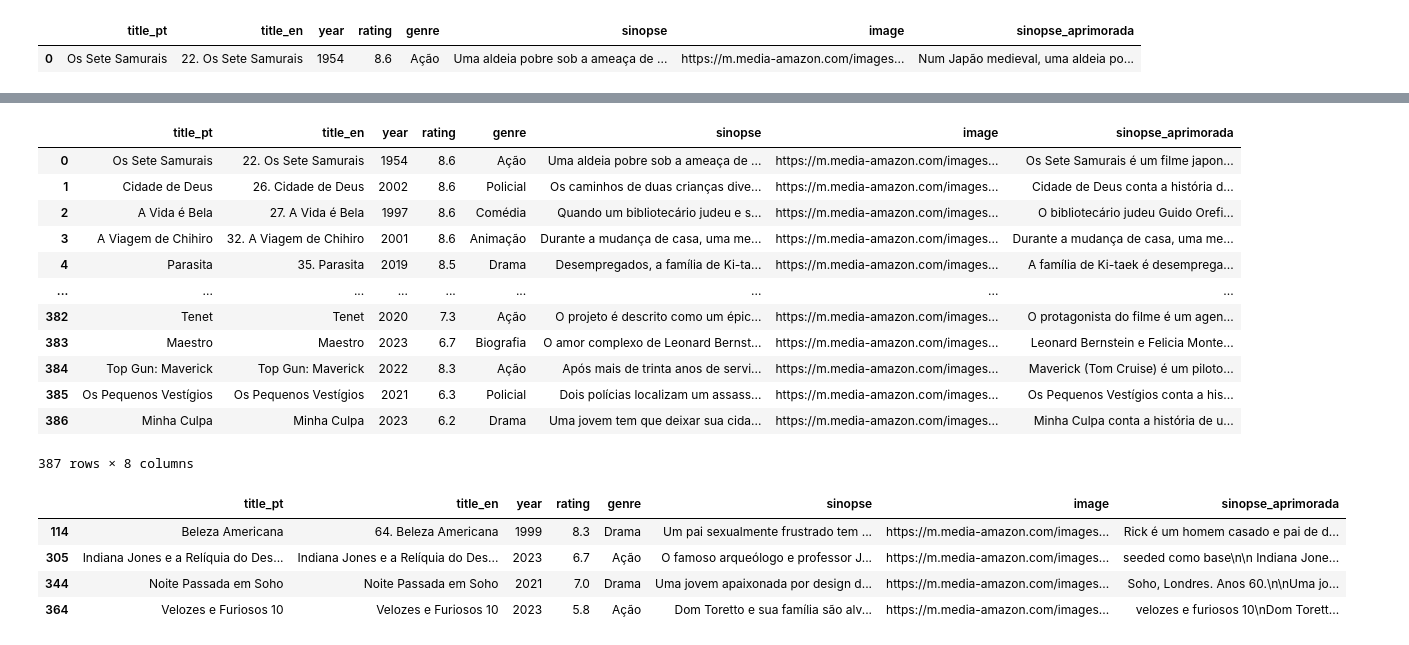
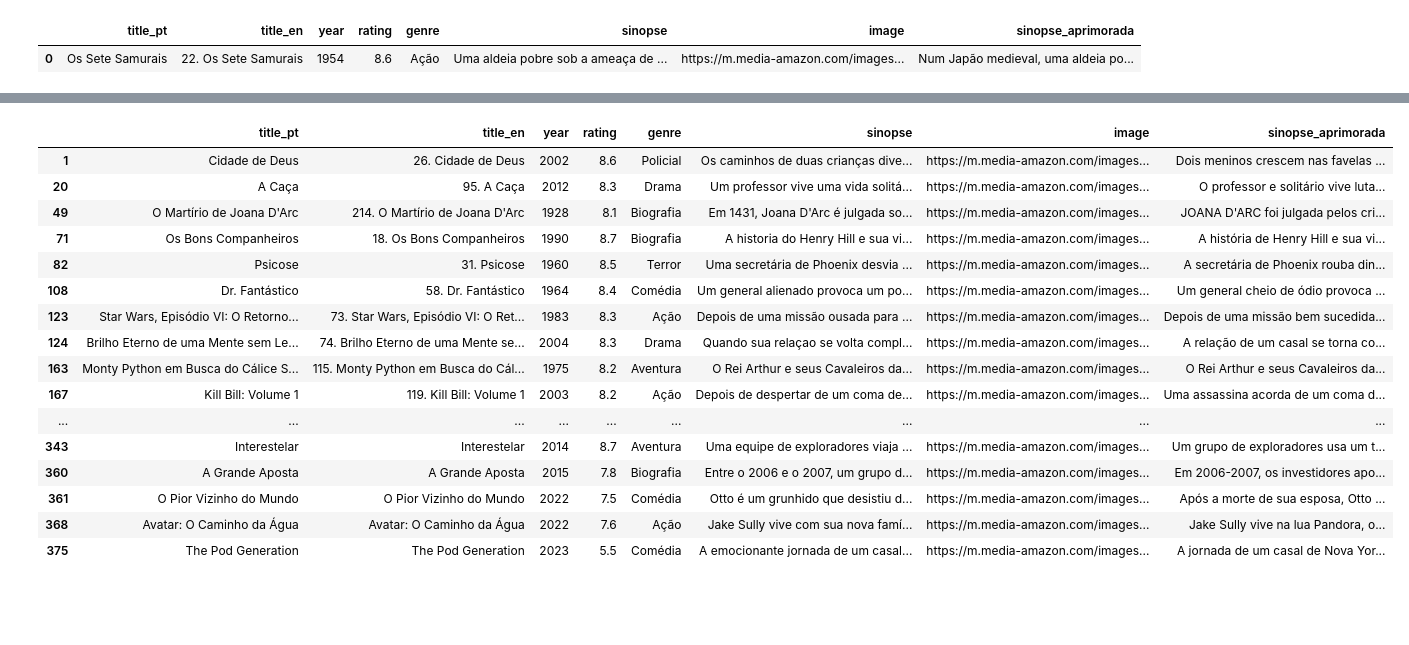
Before and after one commit to KndHvH/movie-recommendator, a Jupyter notebook: gpt_description.ipynb, the cells around one changed output, grey strips where cells are left out. Cells and saved outputs as stored; diff of their text form; code cells hidden in the pictures; blank space fills up the shorter version.

```diff
--- a/gpt_description.ipynb
+++ b/gpt_description.ipynb
@@ -19,7 +19,7 @@ def enhance_sinopse(df):
         Escreva uma melhor sinopse em portugues para o filme {nome_do_filme}
         com base na sua antiga sinopse{sinopse}
         quero que a sua resposta seja apenas a nova sinopse
-        Gostaria que essa nova sinopse falasse mais sobre como e o filme
+        Gostaria que a sinopse explicasse o filme para alguem que nunca viu algo parecido
         """
 
         response = openai.Completion.create(
@@ -153,25 +135,21 @@ Name: 164, dtype: object
-# %%
-df
-# %% [output]
-|  | title_pt | title_en | year | rating | genre | sinopse | image | sinopse_aprimorada |
-| 0 | Os Sete Samurais | 22. Os Sete Samurais | 1954 | 8.6 | Ação | Uma aldeia pobre sob a ameaça de ... | https://m.media-amazon.com/images... | Os Sete Samurais é um filme japon... |
-| 1 | Cidade de Deus | 26. Cidade de Deus | 2002 | 8.6 | Policial | Os caminhos de duas crianças dive... | https://m.media-amazon.com/images... | Cidade de Deus conta a história d... |
-| 2 | A Vida é Bela | 27. A Vida é Bela | 1997 | 8.6 | Comédia | Quando um bibliotecário judeu e s... | https://m.media-amazon.com/images... | O bibliotecário judeu Guido Orefi... |
-| 3 | A Viagem de Chihiro | 32. A Viagem de Chihiro | 2001 | 8.6 | Animação | Durante a mudança de casa, uma me... | https://m.media-amazon.com/images... | Durante a mudança de casa, uma me... |
-| 4 | Parasita | 35. Parasita | 2019 | 8.5 | Drama | Desempregados, a família de Ki-ta... | https://m.media-amazon.com/images... | A família de Ki-taek é desemprega... |
-| ... | ... | ... | ... | ... | ... | ... | ... | ... |
-| 382 | Tenet | Tenet | 2020 | 7.3 | Ação | O projeto é descrito como um épic... | https://m.media-amazon.com/images... | O protagonista do filme é um agen... |
-| 383 | Maestro | Maestro | 2023 | 6.7 | Biografia | O amor complexo de Leonard Bernst... | https://m.media-amazon.com/images... | Leonard Bernstein e Felicia Monte... |
-| 384 | Top Gun: Maverick | Top Gun: Maverick | 2022 | 8.3 | Ação | Após mais de trinta anos de servi... | https://m.media-amazon.com/images... | Maverick (Tom Cruise) é um piloto... |
-| 385 | Os Pequenos Vestígios | Os Pequenos Vestígios | 2021 | 6.3 | Policial | Dois polícias localizam um assass... | https://m.media-amazon.com/images... | Os Pequenos Vestígios conta a his... |
-| 386 | Minha Culpa | Minha Culpa | 2023 | 6.2 | Drama | Uma jovem tem que deixar sua cida... | https://m.media-amazon.com/images... | Minha Culpa conta a história de u... |
-387 rows × 8 columns
 # %%
-filtered_df = df_final[df_final['sinopse_aprimorada'].str.contains('\n', case=False)]
+filtered_df = df_final[df_final['sinopse_aprimorada'].str.len() < 1.05 * df_final['sinopse'].str.len()]
 filtered_df
 # %% [output]
 |  | title_pt | title_en | year | rating | genre | sinopse | image | sinopse_aprimorada |
-| 114 | Beleza Americana | 64. Beleza Americana | 1999 | 8.3 | Drama | Um pai sexualmente frustrado tem ... | https://m.media-amazon.com/images... | Rick é um homem casado e pai de d... |
-| 305 | Indiana Jones e a Relíquia do Des... | Indiana Jones e a Relíquia do Des... | 2023 | 6.7 | Ação | O famoso arqueólogo e professor J... | https://m.media-amazon.com/images... | seeded como base\n\n Indiana Jone... |
-| 344 | Noite Passada em Soho | Noite Passada em Soho | 2021 | 7.0 | Drama | Uma jovem apaixonada por design d... | https://m.media-amazon.com/images... | Soho, Londres. Anos 60.\n\nUma jo... |
-| 364 | Velozes e Furiosos 10 | Velozes e Furiosos 10 | 2023 | 5.8 | Ação | Dom Toretto e sua família são alv... | https://m.media-amazon.com/images... | velozes e furiosos 10\nDom Torett... |
+| 1 | Cidade de Deus | 26. Cidade de Deus | 2002 | 8.6 | Policial | Os caminhos de duas crianças dive... | https://m.media-amazon.com/images... | Dois meninos crescem nas favelas ... |
+| 20 | A Caça | 95. A Caça | 2012 | 8.3 | Drama | Um professor vive uma vida solitá... | https://m.media-amazon.com/images... | O professor e solitário vive luta... |
+| 49 | O Martírio de Joana D'Arc | 214. O Martírio de Joana D'Arc | 1928 | 8.1 | Biografia | Em 1431, Joana D'Arc é julgada so... | https://m.media-amazon.com/images... | JOANA D'ARC foi julgada pelos cri... |
+| 71 | Os Bons Companheiros | 18. Os Bons Companheiros | 1990 | 8.7 | Biografia | A historia do Henry Hill e sua vi... | https://m.media-amazon.com/images... | A história de Henry Hill e sua vi... |
+| 82 | Psicose | 31. Psicose | 1960 | 8.5 | Terror | Uma secretária de Phoenix desvia ... | https://m.media-amazon.com/images... | A secretária de Phoenix rouba din... |
+| 108 | Dr. Fantástico | 58. Dr. Fantástico | 1964 | 8.4 | Comédia | Um general alienado provoca um po... | https://m.media-amazon.com/images... | Um general cheio de ódio provoca ... |
+| 123 | Star Wars, Episódio VI: O Retorno... | 73. Star Wars, Episódio VI: O Ret... | 1983 | 8.3 | Ação | Depois de uma missão ousada para ... | https://m.media-amazon.com/images... | Depois de uma missão bem sucedida... |
+| 124 | Brilho Eterno de uma Mente sem Le... | 74. Brilho Eterno de uma Mente se... | 2004 | 8.3 | Drama | Quando sua relaçao se volta compl... | https://m.media-amazon.com/images... | A relação de um casal se torna co... |
+| 163 | Monty Python em Busca do Cálice S... | 115. Monty Python em Busca do Cál... | 1975 | 8.2 | Aventura | O Rei Arthur e seus Cavaleiros da... | https://m.media-amazon.com/images... | O Rei Arthur e seus Cavaleiros da... |
+| 167 | Kill Bill: Volume 1 | 119. Kill Bill: Volume 1 | 2003 | 8.2 | Ação | Depois de despertar de um coma de... | https://m.media-amazon.com/images... | Uma assassina acorda de um coma d... |
+| ... | ... | ... | ... | ... | ... | ... | ... | ... |
+| 343 | Interestelar | Interestelar | 2014 | 8.7 | Aventura | Uma equipe de exploradores viaja ... | https://m.media-amazon.com/images... | Um grupo de exploradores usa um t... |
+| 360 | A Grande Aposta | A Grande Aposta | 2015 | 7.8 | Biografia | Entre o 2006 e o 2007, um grupo d... | https://m.media-amazon.com/images... | Em 2006-2007, os investidores apo... |
+| 361 | O Pior Vizinho do Mundo | O Pior Vizinho do Mundo | 2022 | 7.5 | Comédia | Otto é um grunhido que desistiu d... | https://m.media-amazon.com/images... | Após a morte de sua esposa, Otto ... |
+| 368 | Avatar: O Caminho da Água | Avatar: O Caminho da Água | 2022 | 7.6 | Ação | Jake Sully vive com sua nova famí... | https://m.media-amazon.com/images... | Jake Sully vive na lua Pandora, o... |
+| 375 | The Pod Generation | The Pod Generation | 2023 | 5.5 | Comédia | A emocionante jornada de um casal... | https://m.media-amazon.com/images... | A jornada de um casal de Nova Yor... |
```
Also changed, not shown: parts of 14 cells of this notebook, 1 other file.
